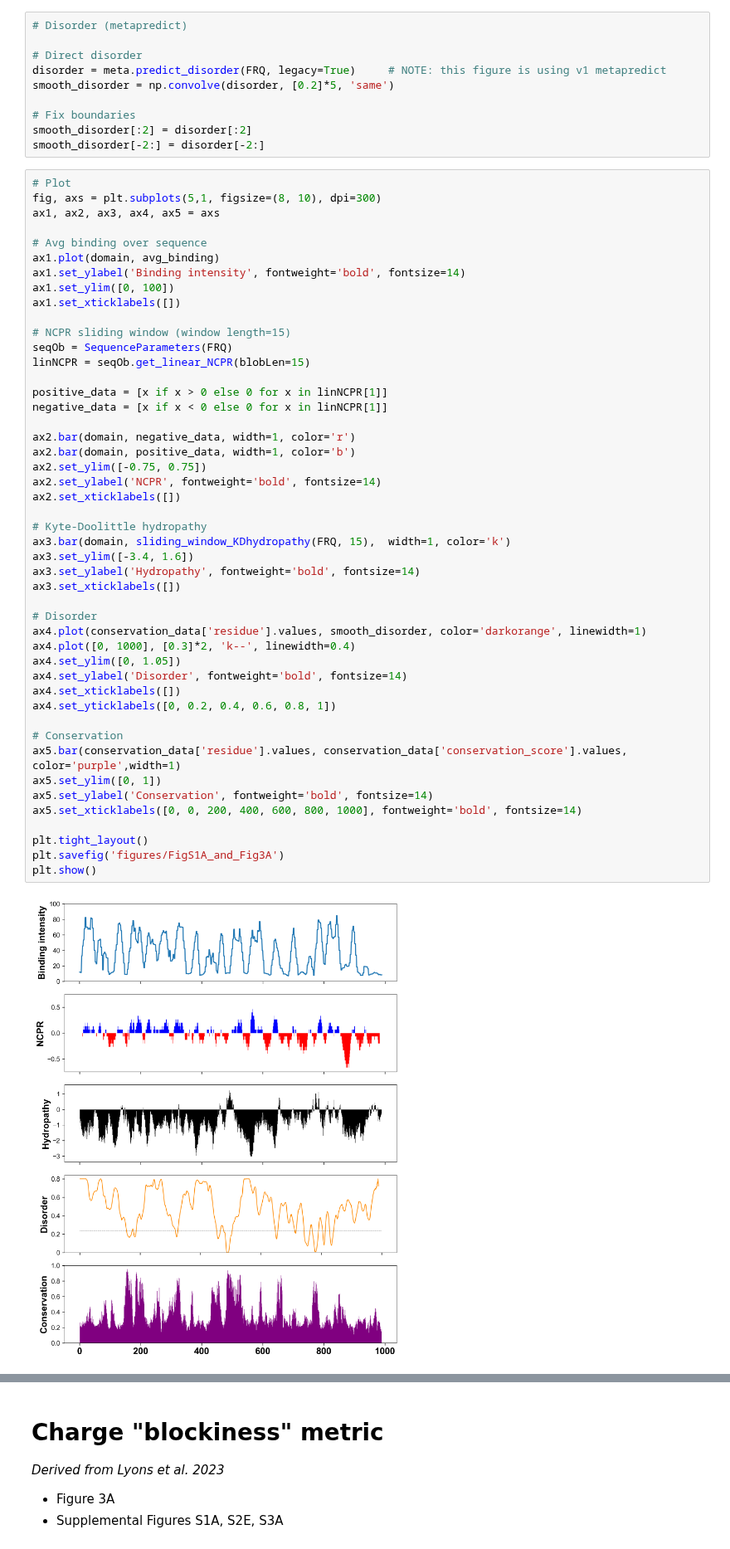
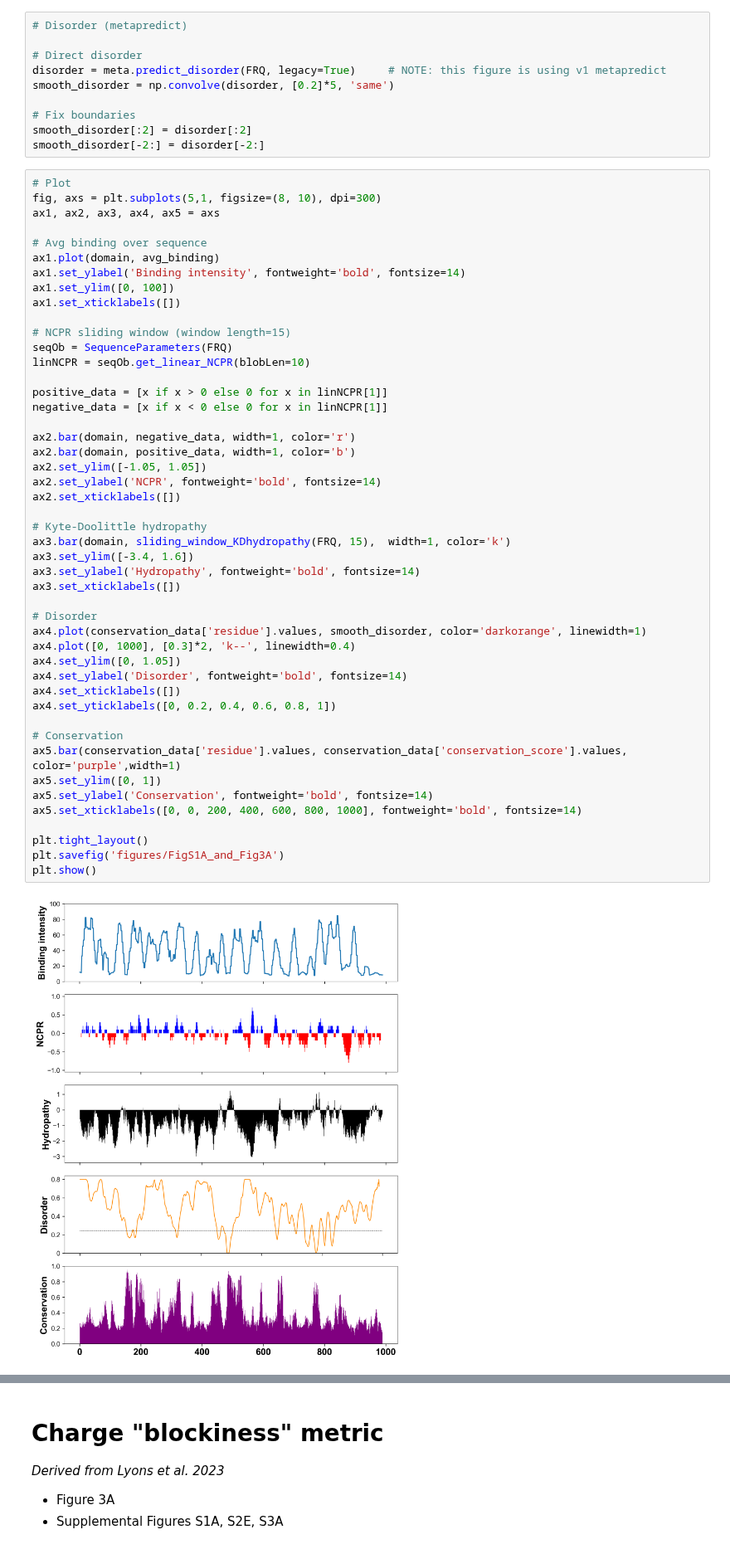
Before and after one commit to holehouse-lab/supportingdata, a Jupyter notebook: 2024/jankowski_2024/jankowski_et_al_computational_analyses_and_figures.ipynb, the cells around one changed output, grey strips where cells are left out. Shown at 83% size. Cells and saved outputs as stored; diff of their text form.

```diff
--- a/2024/jankowski_2024/jankowski_et_al_computational_analyses_and_figures.ipynb
+++ b/2024/jankowski_2024/jankowski_et_al_computational_analyses_and_figures.ipynb
@@ -137,39 +137,39 @@ ax1.set_xticklabels([])
 
 # NCPR sliding window (window length=15)
 seqOb = SequenceParameters(FRQ)
-linNCPR = seqOb.get_linear_NCPR(blobLen=15)
+linNCPR = seqOb.get_linear_NCPR(blobLen=10)
 
 positive_data = [x if x > 0 else 0 for x in linNCPR[1]]
 negative_data = [x if x < 0 else 0 for x in linNCPR[1]]
 
 ax2.bar(domain, negative_data, width=1, color='r')
 ax2.bar(domain, positive_data, width=1, color='b')
-ax2.set_ylim([-0.75, 0.75])
+ax2.set_ylim([-1.05, 1.05])
 ax2.set_ylabel('NCPR', fontweight='bold', fontsize=14)
 ax2.set_xticklabels([])
 
 # Kyte-Doolittle hydropathy
 ax3.bar(domain, sliding_window_KDhydropathy(FRQ, 15),  width=1, color='k')
 ax3.set_ylim([-3.4, 1.6])
 ax3.set_ylabel('Hydropathy', fontweight='bold', fontsize=14)
 ax3.set_xticklabels([])
 
 # Disorder
 ax4.plot(conservation_data['residue'].values, smooth_disorder, color='darkorange', linewidth=1)
 ax4.plot([0, 1000], [0.3]*2, 'k--', linewidth=0.4)
 ax4.set_ylim([0, 1.05])
 ax4.set_ylabel('Disorder', fontweight='bold', fontsize=14)
 ax4.set_xticklabels([])
 ax4.set_yticklabels([0, 0.2, 0.4, 0.6, 0.8, 1])
 
 # Conservation
 ax5.bar(conservation_data['residue'].values, conservation_data['conservation_score'].values, color='purple',width=1)
 ax5.set_ylim([0, 1])
 ax5.set_ylabel('Conservation', fontweight='bold', fontsize=14)
 ax5.set_xticklabels([0, 0, 200, 400, 600, 800, 1000], fontweight='bold', fontsize=14)
 
 plt.tight_layout()
 plt.savefig('figures/FigS1A_and_Fig3A')
 plt.show()
 # %% [output]
-[figure, old version]
+[figure, new version]
```
Also changed, not shown: parts of 16 cells of this notebook.
